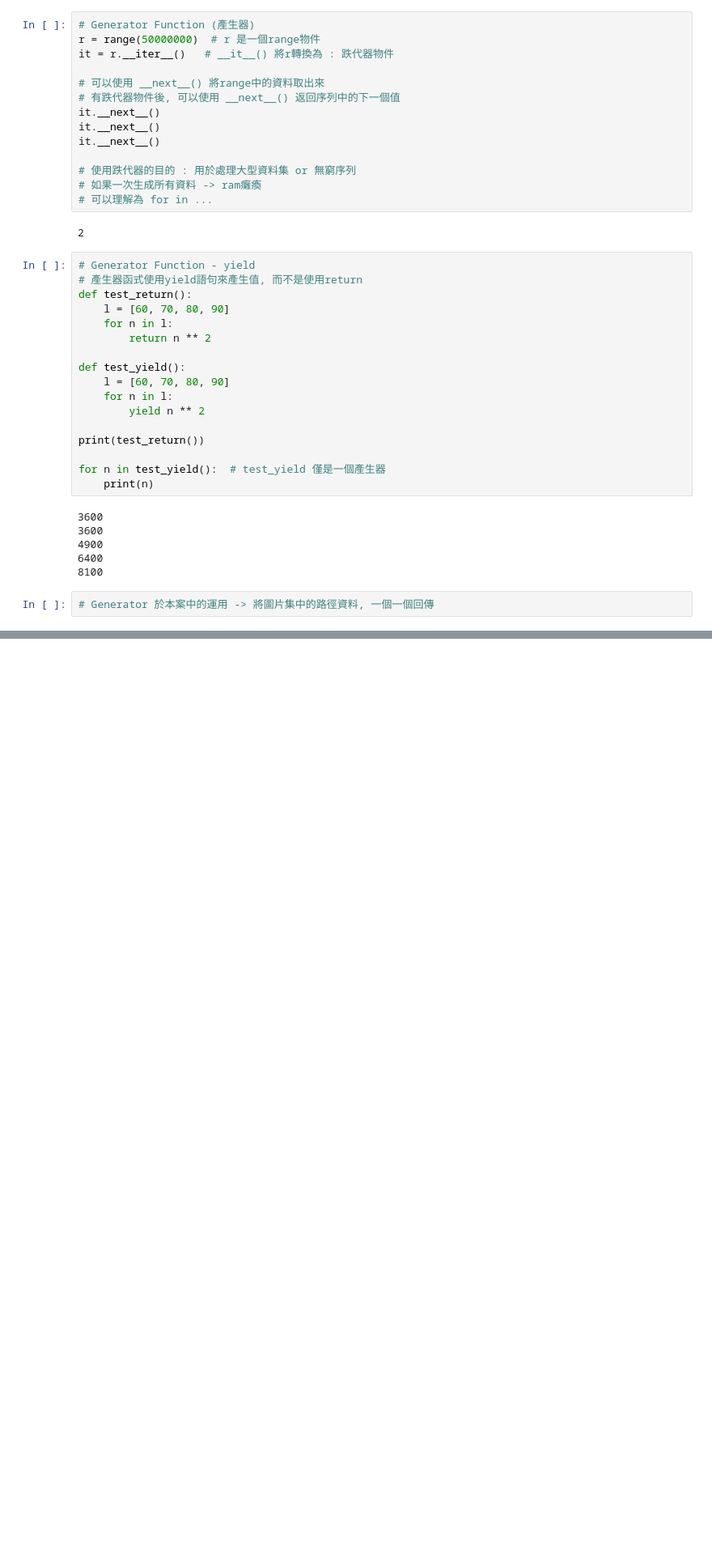
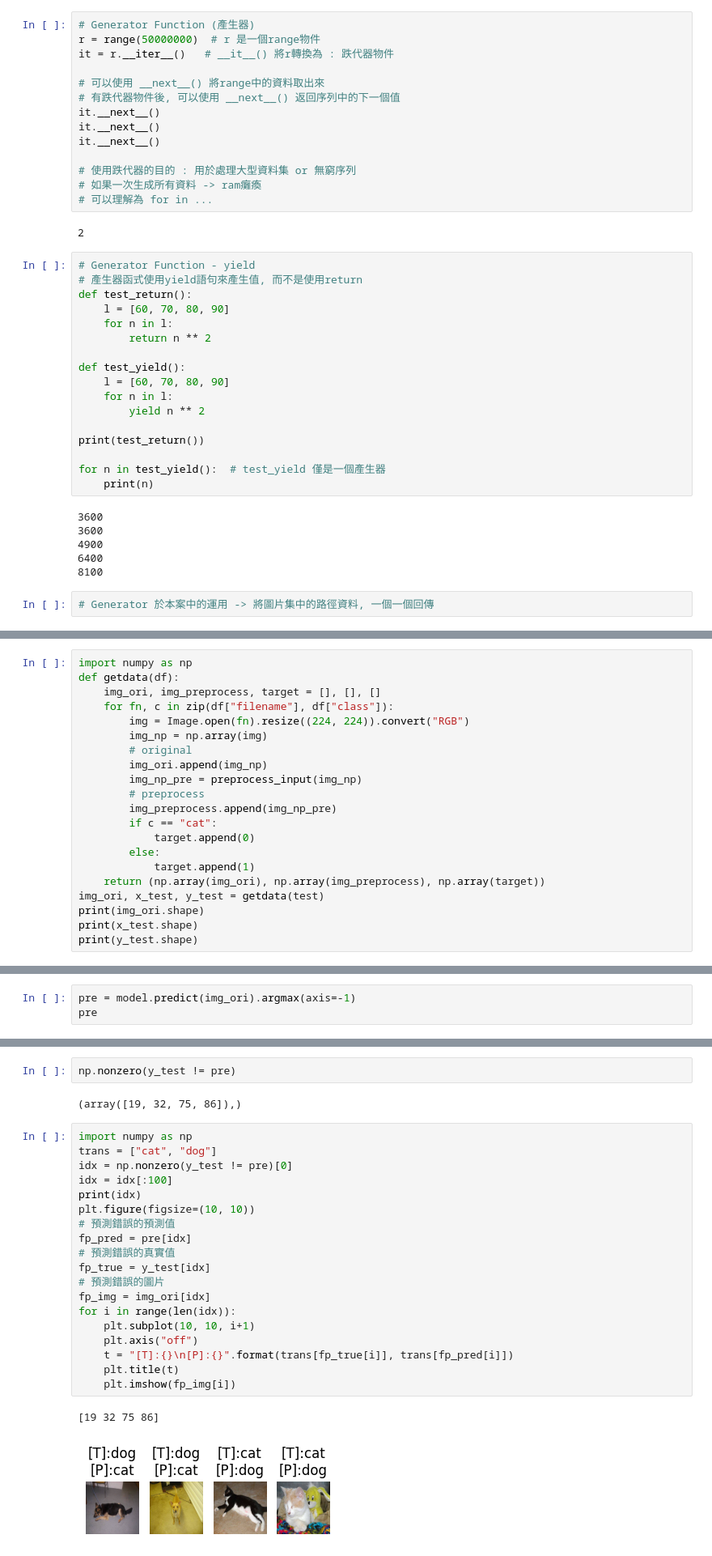
Before and after one commit to h0806449f/TensorFlow, a Jupyter notebook: Tibame_TensorFlow_TF(cat_vs_dog).ipynb, the cells around one changed output, grey strips where cells are left out. Shown at 81% size. Drawn from its saved outputs; the diff is of its cells as text; blank space fills up the shorter version.

```diff
--- a/Tibame_TensorFlow_TF(cat_vs_dog).ipynb
+++ b/Tibame_TensorFlow_TF(cat_vs_dog).ipynb
@@ -192,0 +331,21 @@ WARNING:matplotlib.image:Clipping input data to the valid range for imshow with
+# %%
+import numpy as np
+def getdata(df):
+    img_ori, img_preprocess, target = [], [], []
+    for fn, c in zip(df["filename"], df["class"]):
+        img = Image.open(fn).resize((224, 224)).convert("RGB")
+        img_np = np.array(img)
+        # original
+        img_ori.append(img_np)
+        img_np_pre = preprocess_input(img_np)
+        # preprocess
+        img_preprocess.append(img_np_pre)
+        if c == "cat":
+            target.append(0)
+        else:
+            target.append(1)
+    return (np.array(img_ori), np.array(img_preprocess), np.array(target))
+img_ori, x_test, y_test = getdata(test)
+print(img_ori.shape)
+print(x_test.shape)
+print(y_test.shape)
@@ -192,0 +356,3 @@ WARNING:matplotlib.image:Clipping input data to the valid range for imshow with
+# %%
+pre = model.predict(img_ori).argmax(axis=-1)
+pre
@@ -192,0 +366,26 @@ WARNING:matplotlib.image:Clipping input data to the valid range for imshow with
+# %%
+np.nonzero(y_test != pre)
+# %% [output]
+(array([19, 32, 75, 86]),)
+# %%
+import numpy as np
+trans = ["cat", "dog"]
+idx = np.nonzero(y_test != pre)[0]
+idx = idx[:100]
+print(idx)
+plt.figure(figsize=(10, 10))
+# 預測錯誤的預測值
+fp_pred = pre[idx]
+# 預測錯誤的真實值
+fp_true = y_test[idx]
+# 預測錯誤的圖片
+fp_img = img_ori[idx]
+for i in range(len(idx)):
+    plt.subplot(10, 10, i+1)
+    plt.axis("off")
+    t = "[T]:{}\n[P]:{}".format(trans[fp_true[i]], trans[fp_pred[i]])
+    plt.title(t)
+    plt.imshow(fp_img[i])
+# %% [output]
+[19 32 75 86]
+[figure, added]
```
Also changed, not shown: parts of 16 cells of this notebook.
